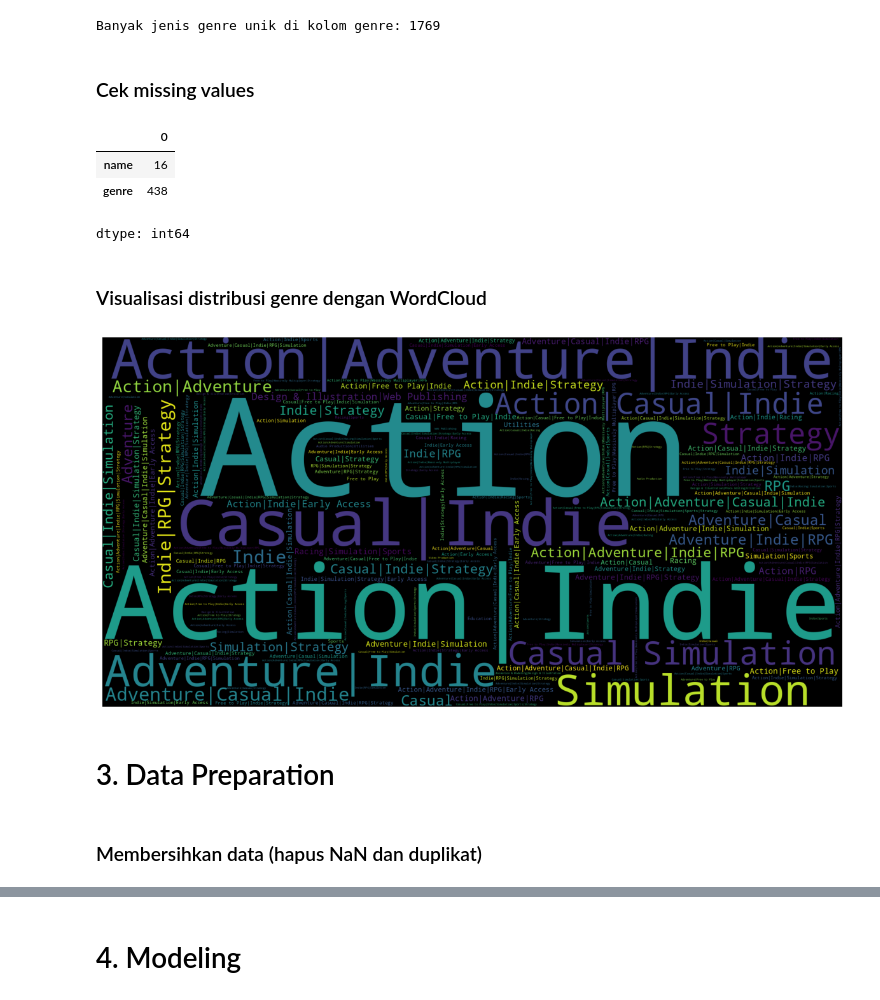
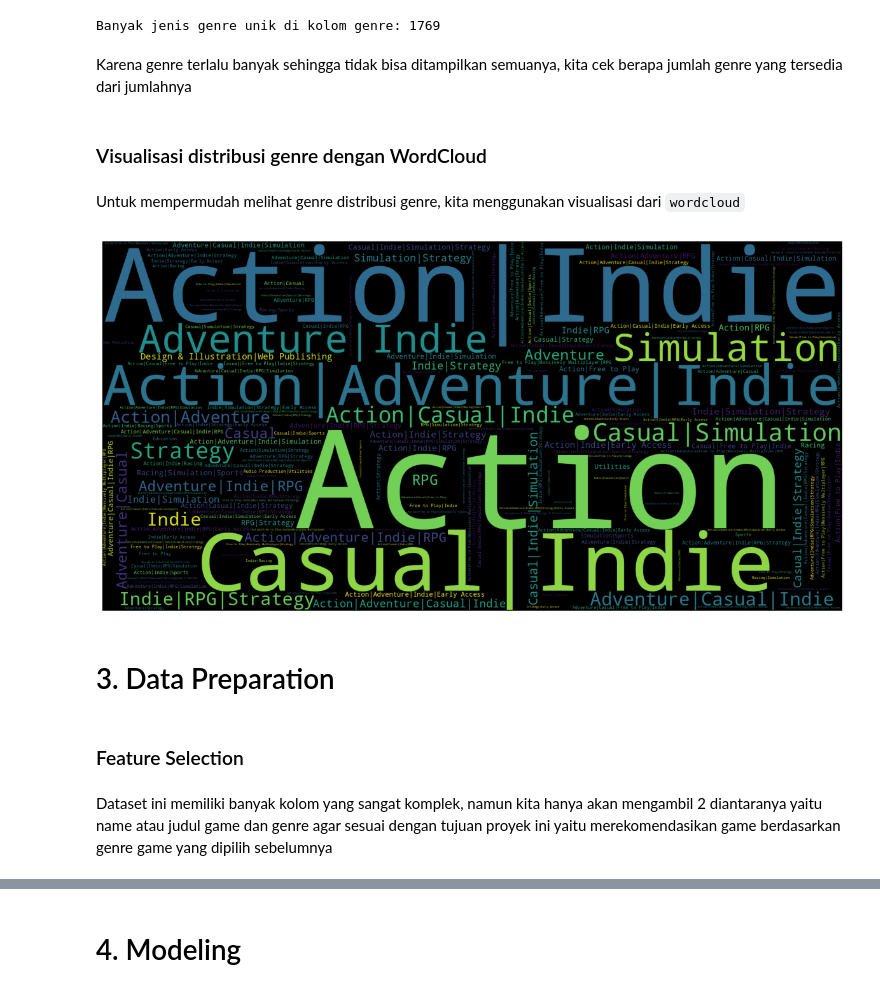
Before and after one commit to abdullohumar/my_game_recommendation_system, a Jupyter notebook: game_recommendation_system.ipynb, the cells around one changed output, grey strips where cells are left out. Cells and saved outputs as stored; diff of their text form; code cells hidden in the pictures.

```diff
--- a/game_recommendation_system.ipynb
+++ b/game_recommendation_system.ipynb
@@ -97,30 +138,27 @@ print('Banyak jenis genre unik di kolom genre:', len(games_meta_data.genre.uniqu
 # %% [output]
 Banyak jenis genre unik di kolom genre: 1769
-# %% [markdown]
-### Cek missing values
-# %%
-games_meta_data.isnull().sum()
-# %% [output]
-|  | 0 |
-| name | 16 |
-| genre | 438 |
-dtype: int64
+# %% [markdown]
+Karena genre terlalu banyak sehingga tidak bisa ditampilkan semuanya, kita cek berapa jumlah genre yang tersedia dari jumlahnya
 # %% [markdown]
 ### Visualisasi distribusi genre dengan WordCloud
+# %% [markdown]
+Untuk mempermudah melihat genre distribusi genre, kita menggunakan visualisasi dari `wordcloud`
 # %%
-games_meta_data = games_meta_data.copy()
+games_meta_data = df.copy()
 games_meta_data['genre'] = games_meta_data['genre'].str.replace(',', '|') # Ganti pipeline untuk visualisasi yang lebih menarik
 all_genres = games_meta_data['genre'].dropna().str.split(',') # Dihapus dulu biar NaN tidak bikin error
 flat_genres = [genre.strip() for sublist in all_genres for genre in sublist]
 wordcloud = WordCloud(width=2000, height=1000).generate_from_frequencies(Counter(flat_genres))
 
 plt.figure(figsize=(15,8))
 plt.imshow(wordcloud)
 plt.axis("off")
 plt.show()
 # %% [output]
-[figure, old version]
+[figure, new version]
 # %% [markdown]
 # 3. Data Preparation
-# %% [markdown]
-### Membersihkan data (hapus NaN dan duplikat)
+# %% [markdown]
+### Feature Selection
+# %% [markdown]
+Dataset ini memiliki banyak kolom yang sangat komplek, namun kita hanya akan mengambil 2 diantaranya yaitu name atau judul game dan genre agar sesuai dengan tujuan proyek ini yaitu merekomendasikan game berdasarkan genre game yang dipilih sebelumnya
```
Also changed, not shown: parts of 95 cells of this notebook, 13 other files.
